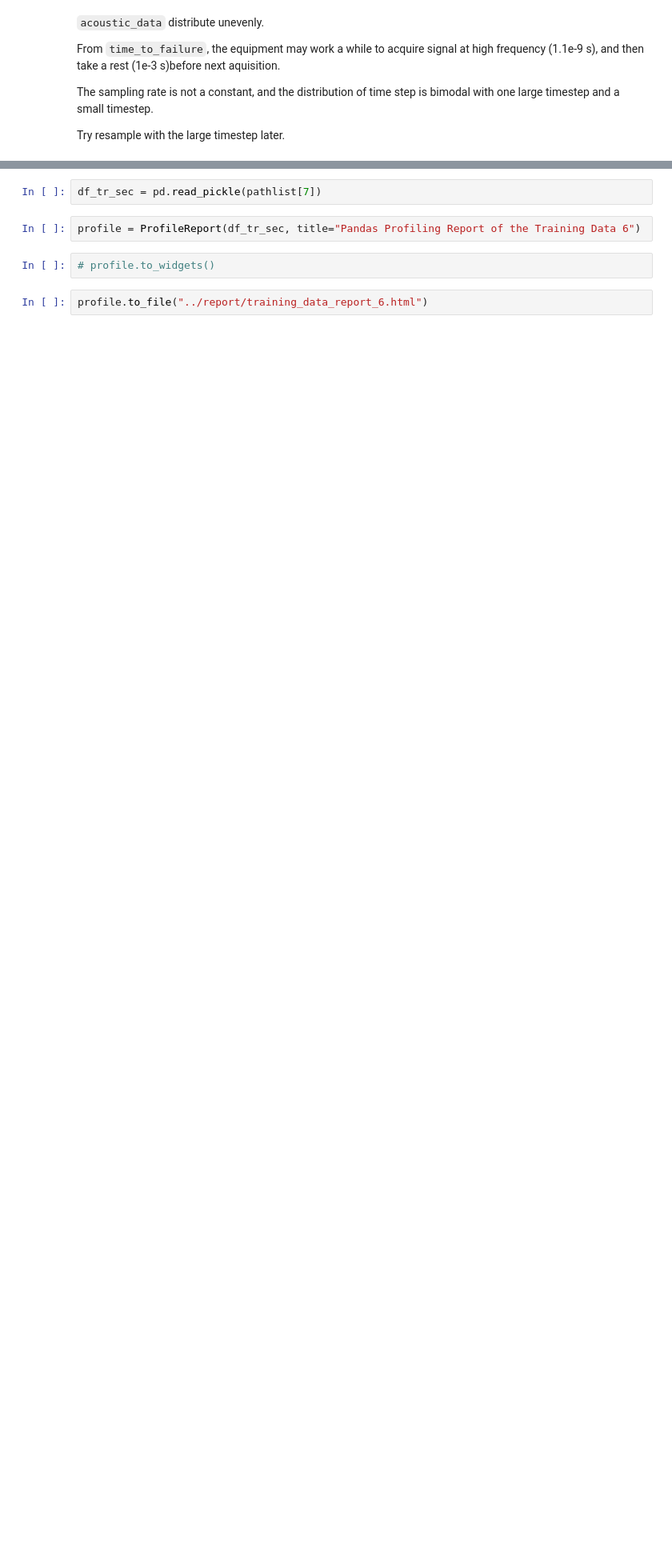
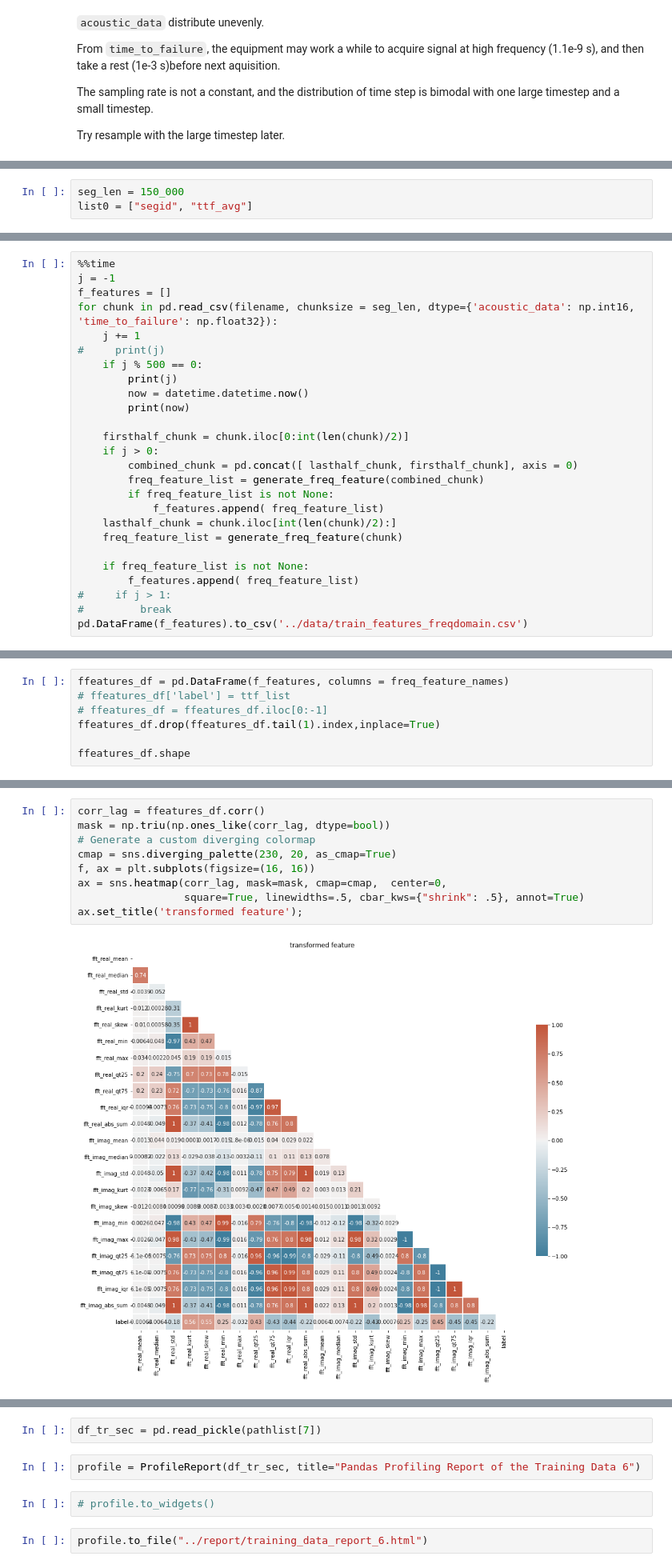
Before and after one commit to qq7933086/Laboratory_earthquake_time_prediction, a Jupyter notebook: Notebooks/02-data-wrangling-laboratoryearthquake.ipynb, the cells around one changed output, grey strips where cells are left out. Shown at 80% size. Drawn from its saved outputs; the diff is of its cells as text; blank space fills up the shorter version.

```diff
--- a/Notebooks/02-data-wrangling-laboratoryearthquake.ipynb
+++ b/Notebooks/02-data-wrangling-laboratoryearthquake.ipynb
@@ -175,0 +229,3 @@ df_tr_end.iloc[-5:]
+# %%
+seg_len = 150_000
+list0 = ["segid", "ttf_avg"]
@@ -175,0 +449,26 @@ df_tr_end.iloc[-5:]
+# %%
+%%time
+j = -1
+f_features = []
+for chunk in pd.read_csv(filename, chunksize = seg_len, dtype={'acoustic_data': np.int16, 'time_to_failure': np.float32}):
+    j += 1
+#     print(j)
+    if j % 500 == 0:
+        print(j)
+        now = datetime.datetime.now()
+        print(now)
+
+    firsthalf_chunk = chunk.iloc[0:int(len(chunk)/2)]
+    if j > 0:
+        combined_chunk = pd.concat([ lasthalf_chunk, firsthalf_chunk], axis = 0)
+        freq_feature_list = generate_freq_feature(combined_chunk)
+        if freq_feature_list is not None:
+            f_features.append( freq_feature_list)
+    lasthalf_chunk = chunk.iloc[int(len(chunk)/2):]
+    freq_feature_list = generate_freq_feature(chunk)
+
+    if freq_feature_list is not None:
+        f_features.append( freq_feature_list)
+#     if j > 1:
+#         break
+pd.DataFrame(f_features).to_csv('../data/train_features_freqdomain.csv')
@@ -175,0 +495,7 @@ df_tr_end.iloc[-5:]
+# %%
+ffeatures_df = pd.DataFrame(f_features, columns = freq_feature_names)
+# ffeatures_df['label'] = ttf_list
+# ffeatures_df = ffeatures_df.iloc[0:-1]
+ffeatures_df.drop(ffeatures_df.tail(1).index,inplace=True)
+
+ffeatures_df.shape
@@ -175,0 +504,11 @@ df_tr_end.iloc[-5:]
+# %%
+corr_lag = ffeatures_df.corr()
+mask = np.triu(np.ones_like(corr_lag, dtype=bool))
+# Generate a custom diverging colormap
+cmap = sns.diverging_palette(230, 20, as_cmap=True)
+f, ax = plt.subplots(figsize=(16, 16))
+ax = sns.heatmap(corr_lag, mask=mask, cmap=cmap,  center=0,
+                 square=True, linewidths=.5, cbar_kws={"shrink": .5}, annot=True)
+ax.set_title('transformed feature');
+# %% [output]
+[figure, added]
```
Also changed, not shown: parts of 104 cells of this notebook.
